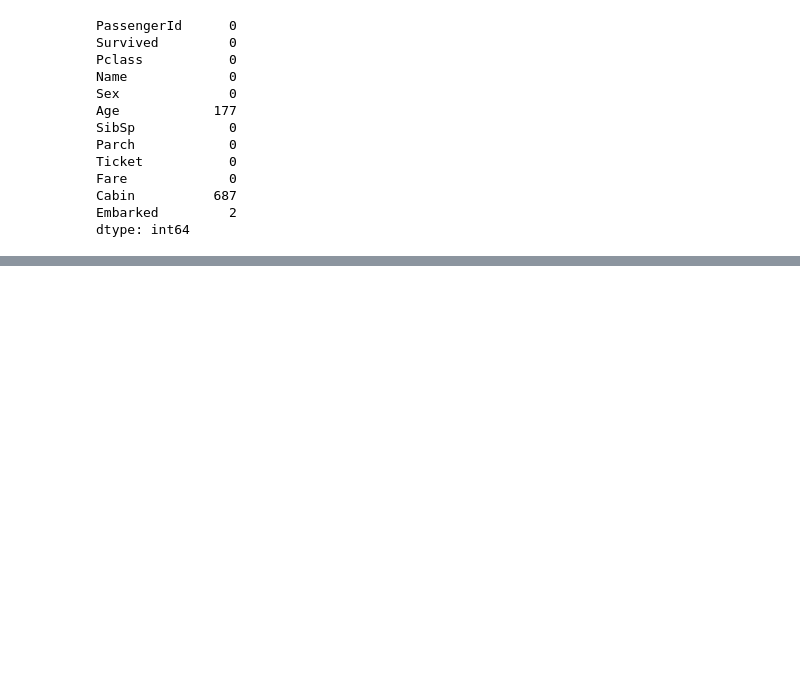
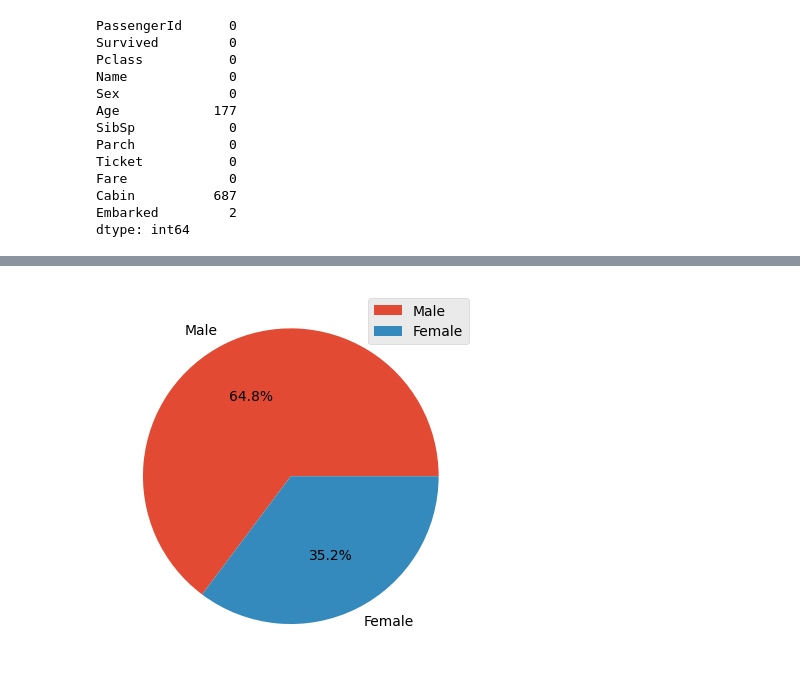
Before and after one commit to Haruki-codes/Titanic, a Jupyter notebook: practice.ipynb, the cells around one changed output, grey strips where cells are left out. Saved outputs shown, nothing was run; the diff lists cells and outputs as text; code cells hidden in the pictures; blank space fills up the shorter version.

```diff
--- a/practice.ipynb
+++ b/practice.ipynb
@@ -217,0 +157,8 @@ np.int64(0)
+# %%
+sex_ratio = df['Sex'].value_counts().reset_index()
+sex_label = ['Male','Female']
+plt.pie(sex_ratio['count'],labels=sex_label,autopct='%1.1f%%')
+plt.legend()
+plt.show()
+# %% [output]
+[figure, added]
```
Also changed, not shown: parts of 39 cells of this notebook.
